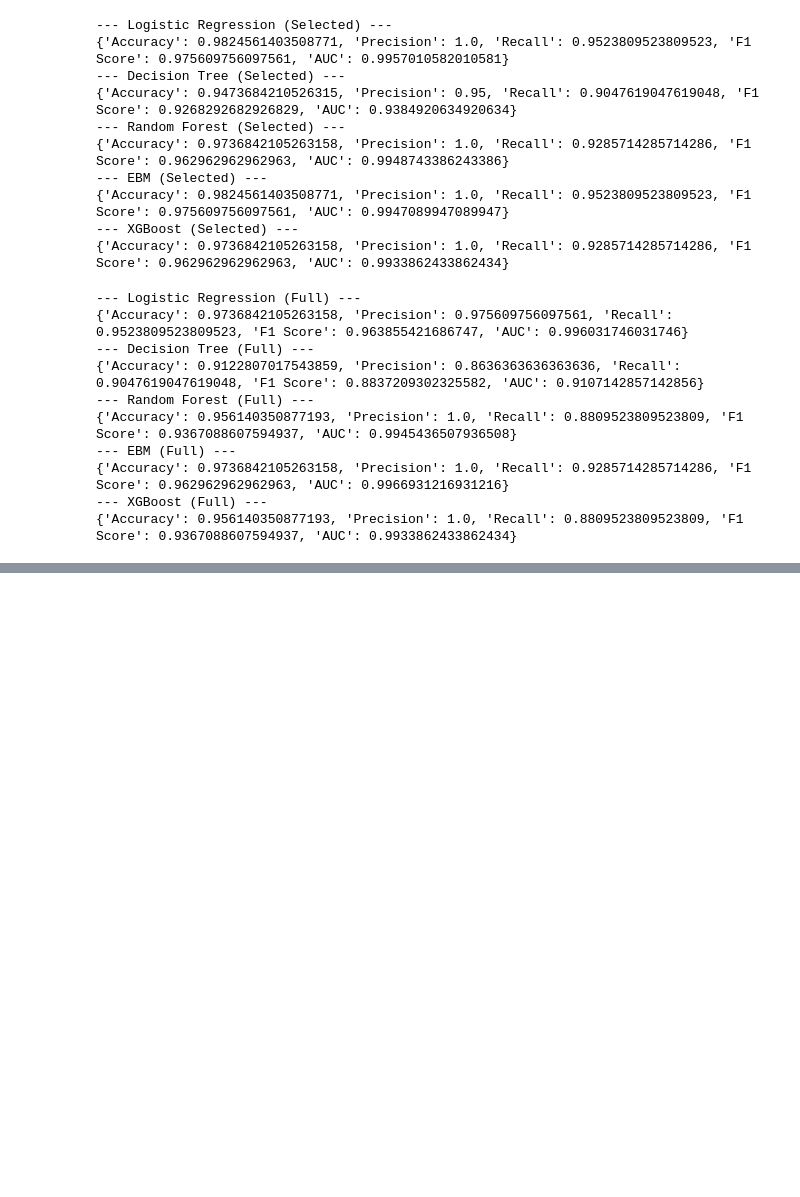
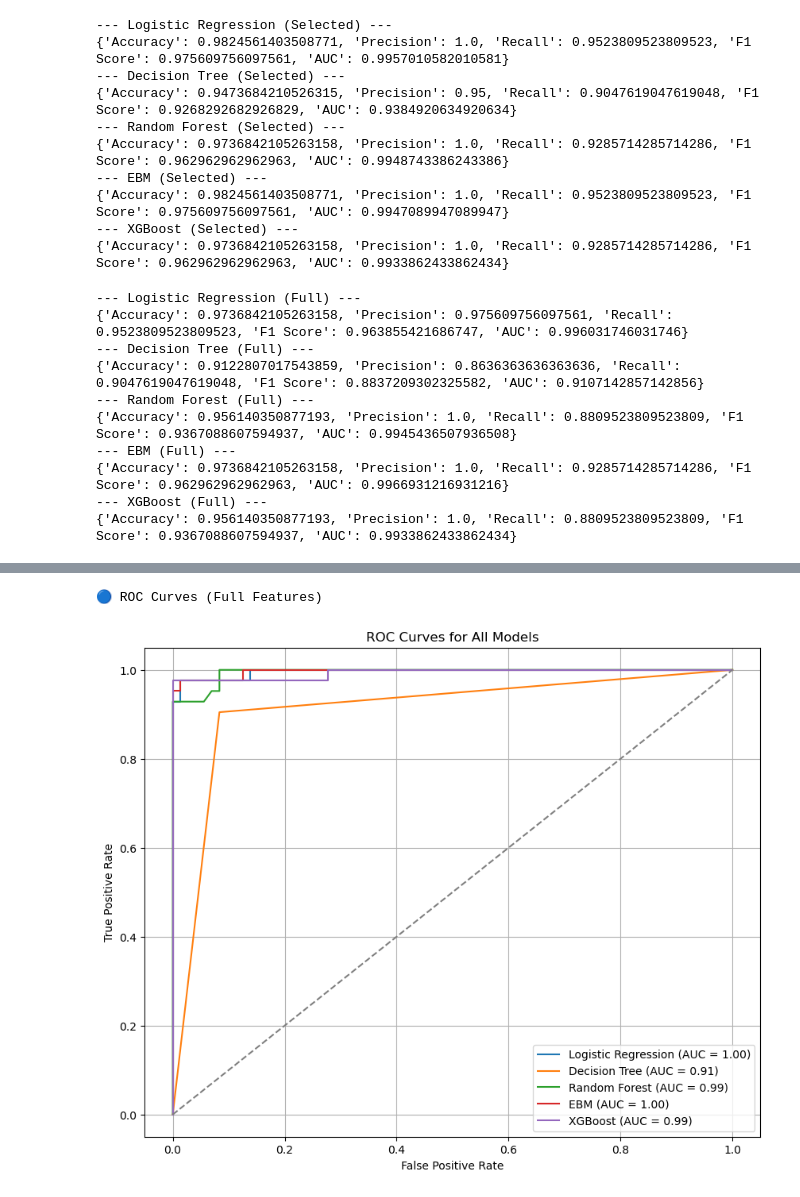
Before and after one commit to oskar-wolf/breast_cancer_prediction, a Jupyter notebook: notebooks/04_evaluation.ipynb, the cells around one changed output, grey strips where cells are left out. Cells and saved outputs as stored; diff of their text form; code cells hidden in the pictures; blank space fills up the shorter version.

```diff
--- a/notebooks/04_evaluation.ipynb
+++ b/notebooks/04_evaluation.ipynb
@@ -67,0 +76,6 @@ for name, model in models_full.items():
+# %%
+print("🔵 ROC Curves (Full Features)")
+plot_all_roc_curves(models_full, X_test_full, y_test_full)
+# %% [output]
+🔵 ROC Curves (Full Features)
+[figure, added]
```
Also changed, not shown: parts of 4 cells of this notebook, 6 other files.
